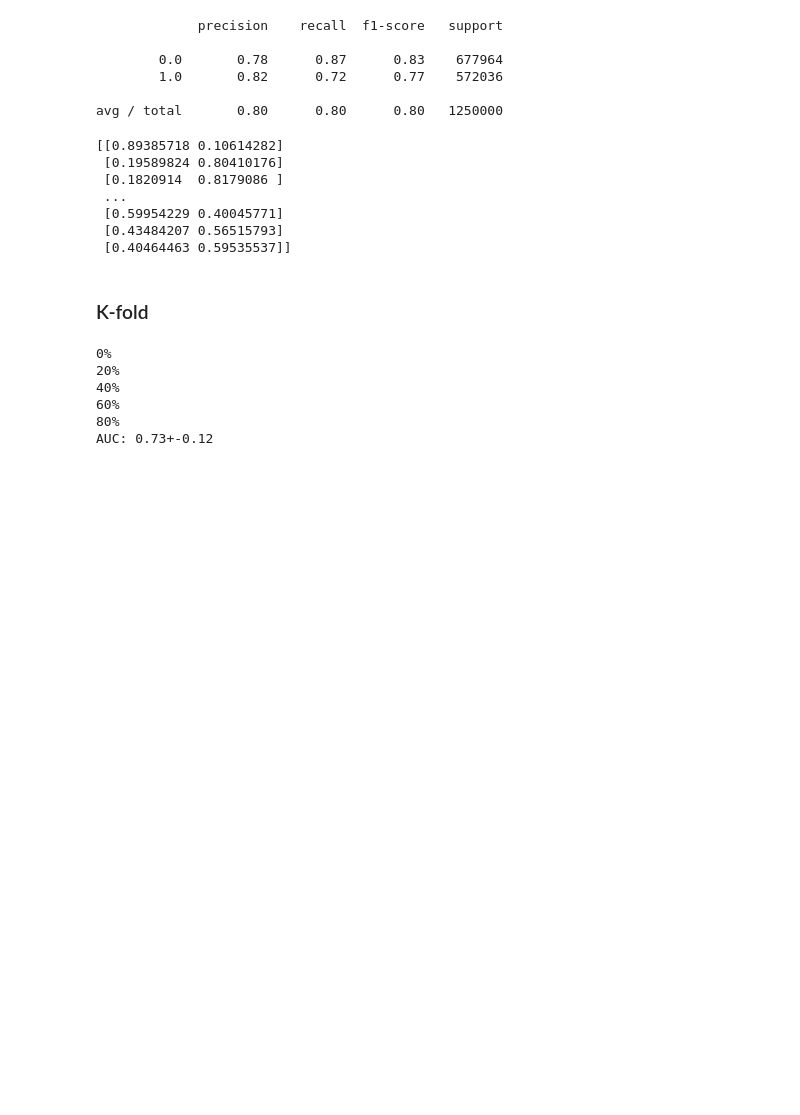
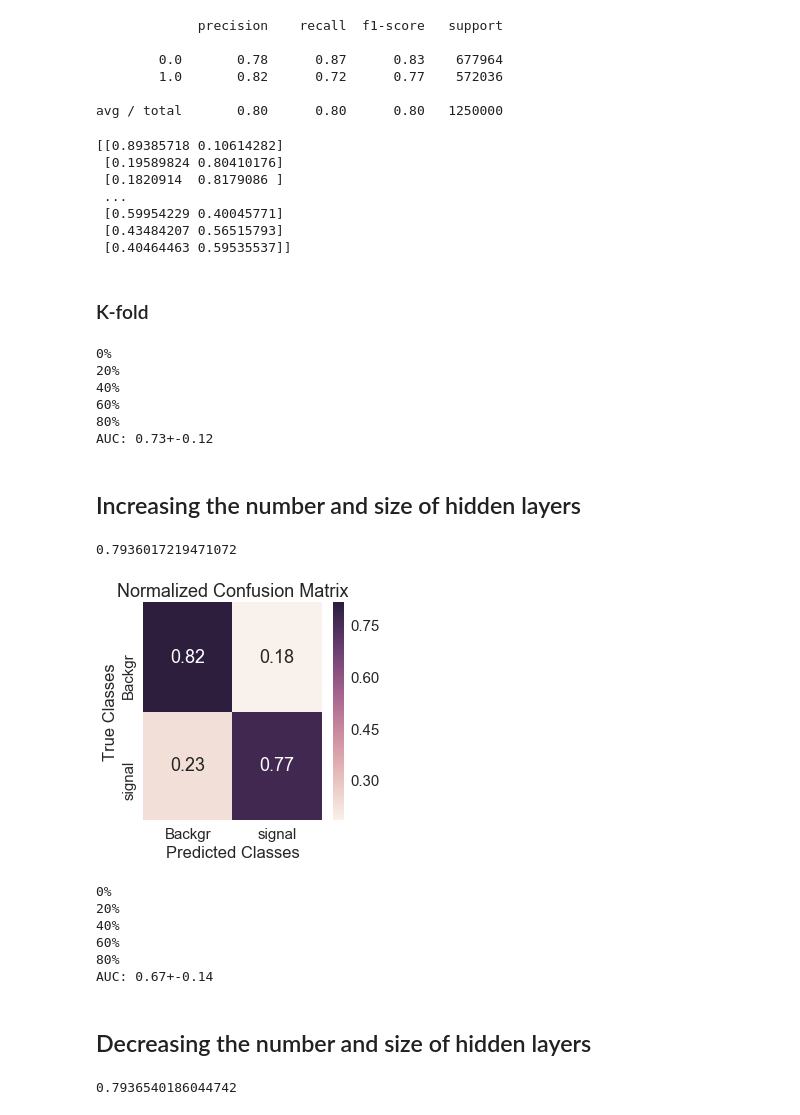
Before and after one commit to yurimullergomes/MLP_classifier_SUSY, a Jupyter notebook: SUSY MLP classifier.ipynb, the cells around one changed output. Cells and saved outputs as stored; diff of their text form; code cells hidden in the pictures; blank space fills up the shorter version.

```diff
--- a/SUSY MLP classifier.ipynb
+++ b/SUSY MLP classifier.ipynb
@@ -149,3 +149,76 @@ print('AUC:', AUC )
 60%
 80%
 AUC: 0.73+-0.12
+# %% [markdown]
+## Increasing the number and size of hidden layers
+# %%
+from sklearn.model_selection import train_test_split
+X_train, X_test, y_train, y_test = train_test_split(Xclass, yclass)
+
+from sklearn.preprocessing import StandardScaler
+scaler = StandardScaler()
+
+# Fit only to the training data
+scaler.fit(X_train)
+
+# Now apply the transformations to the data:
+X_train = scaler.transform(X_train)
+X_test = scaler.transform(X_test)
+# %%
+mlp2 = MLPClassifier(hidden_layer_sizes=(50,50,50,50,50), learning_rate_init = 0.05)#,max_iter=500
+history = mlp2.fit(X_train,y_train)
+# %%
+pred2 =  mlp2.predict(X_test)
+AUC2 = roc_auc_score(y_test, pred2)
+print(AUC2)
+# %% [output]
+0.7936017219471072
+# %%
+lista = y_test
+y_y =pd.DataFrame({'y':lista})
+y_test_backgr = y_y.y.value_counts()[0]
+y_test_signal = y_y.y.value_counts()[1]
+cfn_matrix = confusion_matrix(y_test,pred2)
+cfn_norm_matrix = np.array([[1.0 / y_test_backgr,1.0/y_test_backgr],[1.0/y_test_signal,1.0/y_test_signal]])
+norm_cfn_matrix = cfn_matrix * cfn_norm_matrix
+
+plt.figure(figsize=(4, 4))
+sns.heatmap(norm_cfn_matrix, annot=True,xticklabels=['Backgr','signal'], yticklabels=['Backgr','signal'])
+plt.title('Normalized Confusion Matrix')
+plt.ylabel('True Classes')
+plt.xlabel('Predicted Classes')
+plt.show()
+# %% [output]
+[figure, added]
+# %%
+x = Xclass.loc[:]
+y = yclass.loc[:]
+
+cv = StratifiedKFold(n_splits=5,shuffle=True)
+i =0
+aucs3 = []
+for train,test in cv.split(x,y):
+    print('{}%'.format(i*20))
+    X_train = x.iloc[train]
+    X_test = x.iloc[test]
+    y_train = y.iloc[train]
+    y_test = y.iloc[test]
+
+    X_train = preprocessing.scale(X_train)
+    X_test = preprocessing.scale(X_test)
+
+    pred2 = mlp2.fit(X_train,y_train).predict(X_test)
+    aucs3.append(roc_auc_score(y_test, pred2))
+    i=i+1
+
+AUC2 = '{}+-{}'.format(round(np.average(aucs3), 2),round(np.std(aucs3),2))
+print('AUC:', AUC2 )
+# %% [output]
+0%
+20%
+40%
+60%
+80%
+AUC: 0.67+-0.14
+# %% [markdown]
+## Decreasing the number and size of hidden layers
@@ -151,0 +241,6 @@ AUC: 0.73+-0.12
+# %%
+pred3 =  mlp3.predict(X_test)
+AUC3 = roc_auc_score(y_test, pred3)
+print(AUC3)
+# %% [output]
+0.7936540186044742
```
Also changed, not shown: parts of 8 cells of this notebook.
